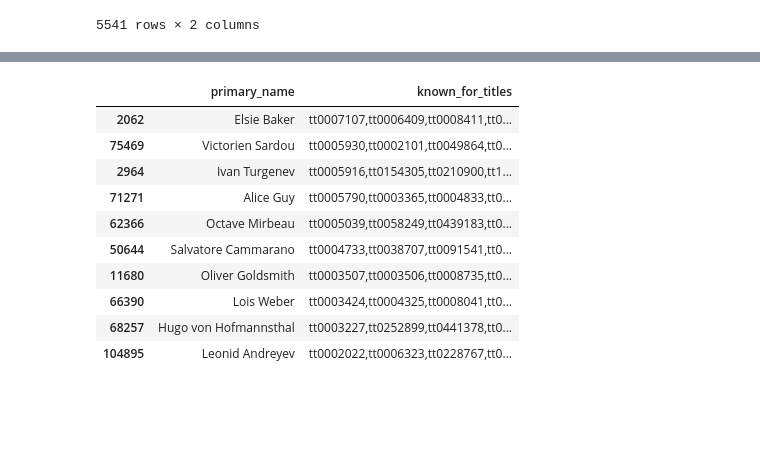
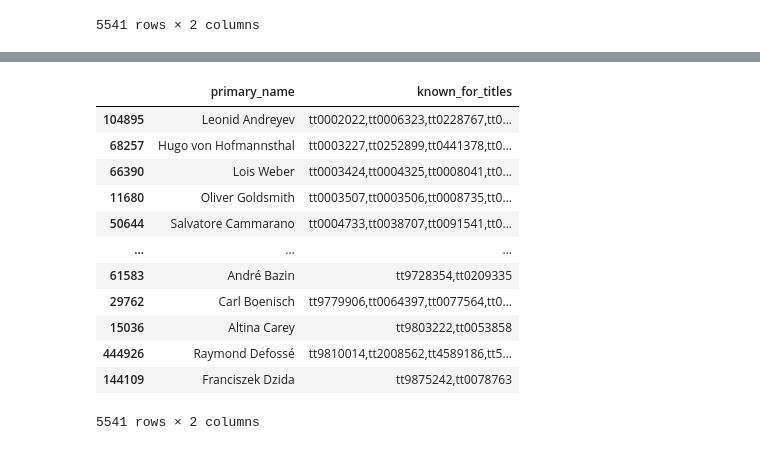
Before and after one commit to levine01/Movie-Analysis, a Jupyter notebook: index.ipynb, the cells around one changed output, grey strips where cells are left out. Saved outputs shown, nothing was run; the diff lists cells and outputs as text; code cells hidden in the pictures; blank space fills up the shorter version.

```diff
--- a/index.ipynb
+++ b/index.ipynb
@@ -437,7 +564,3 @@ new_basics_df
 | 603895 | Lewis Lucky Carrillo III | tt5790156,tt7066600,tt5306204 |
 | 604364 | Zygmunt Bauman | tt2276021,tt7161828,tt4716560 |
 5541 rows × 2 columns
-# %%
-#sorting  values in basics based on known for titles
-new_basics_df = new_basics_df.sort_values(by='known_for_titles', ascending=False)
-new_basics_df.head(10)
@@ -456,19 +567,21 @@ new_basics_df.head(10)
 # %%
 #sorting  values in basics based on known for titles
-new_basics_df = new_basics_df.sort_values(by='known_for_titles', ascending=False)
-new_basics_df.tail(10)
+new_basics_df = new_basics_df.sort_values(by='known_for_titles', ascending=True)
+new_basics_df
 # %% [output]
 |  | primary_name | known_for_titles |
-| 2062 | Elsie Baker | tt0007107,tt0006409,tt0008411,tt0... |
-| 75469 | Victorien Sardou | tt0005930,tt0002101,tt0049864,tt0... |
-| 2964 | Ivan Turgenev | tt0005916,tt0154305,tt0210900,tt1... |
-| 71271 | Alice Guy | tt0005790,tt0003365,tt0004833,tt0... |
-| 62366 | Octave Mirbeau | tt0005039,tt0058249,tt0439183,tt0... |
+| 104895 | Leonid Andreyev | tt0002022,tt0006323,tt0228767,tt0... |
+| 68257 | Hugo von Hofmannsthal | tt0003227,tt0252899,tt0441378,tt0... |
+| 66390 | Lois Weber | tt0003424,tt0004325,tt0008041,tt0... |
+| 11680 | Oliver Goldsmith | tt0003507,tt0003506,tt0008735,tt0... |
 | 50644 | Salvatore Cammarano | tt0004733,tt0038707,tt0091541,tt0... |
-| 11680 | Oliver Goldsmith | tt0003507,tt0003506,tt0008735,tt0... |
-| 66390 | Lois Weber | tt0003424,tt0004325,tt0008041,tt0... |
-| 68257 | Hugo von Hofmannsthal | tt0003227,tt0252899,tt0441378,tt0... |
-| 104895 | Leonid Andreyev | tt0002022,tt0006323,tt0228767,tt0... |
+| ... | ... | ... |
+| 61583 | André Bazin | tt9728354,tt0209335 |
+| 29762 | Carl Boenisch | tt9779906,tt0064397,tt0077564,tt0... |
+| 15036 | Altina Carey | tt9803222,tt0053858 |
+| 444926 | Raymond Defossé | tt9810014,tt2008562,tt4589186,tt5... |
+| 144109 | Franciszek Dzida | tt9875242,tt0078763 |
+5541 rows × 2 columns
 # %%
 #getting the best movie titles that had highest domestic gross
 top_actors_names = new_basics_df['primary_name'].value_counts().head(5).index.tolist()
```
Also changed, not shown: parts of 74 cells of this notebook.
